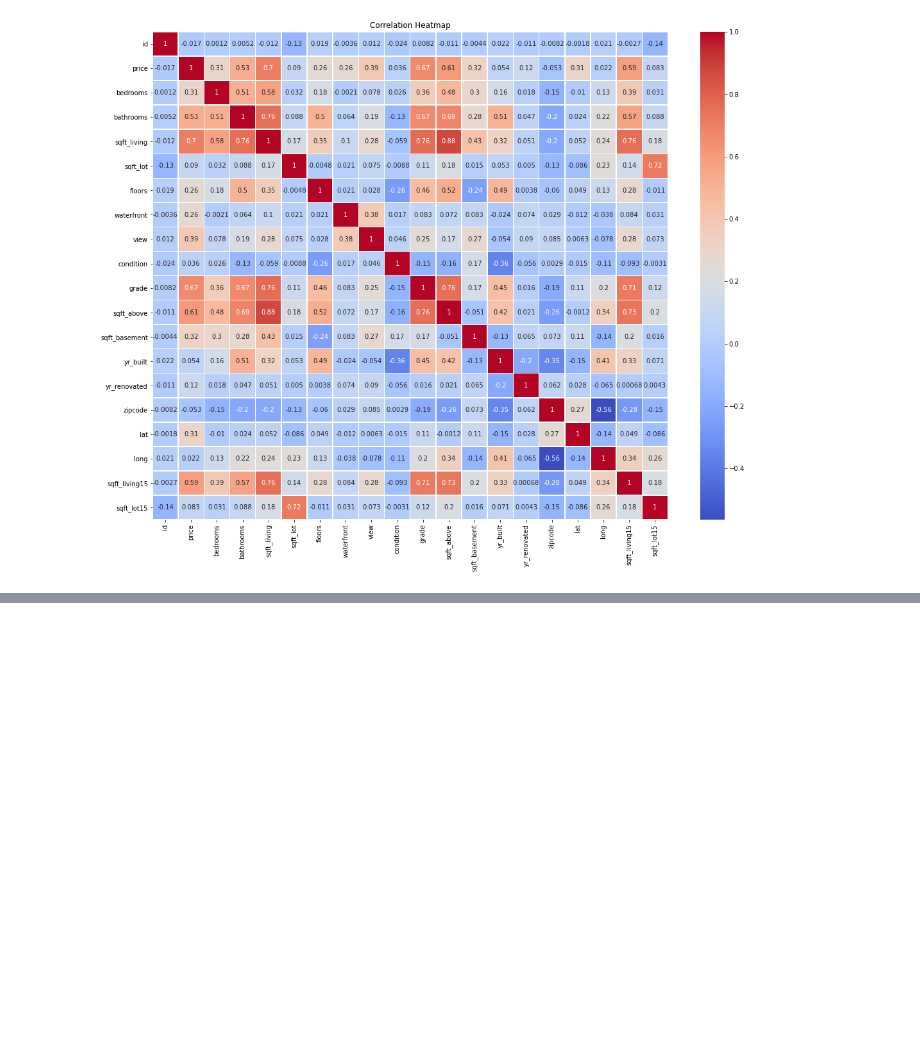
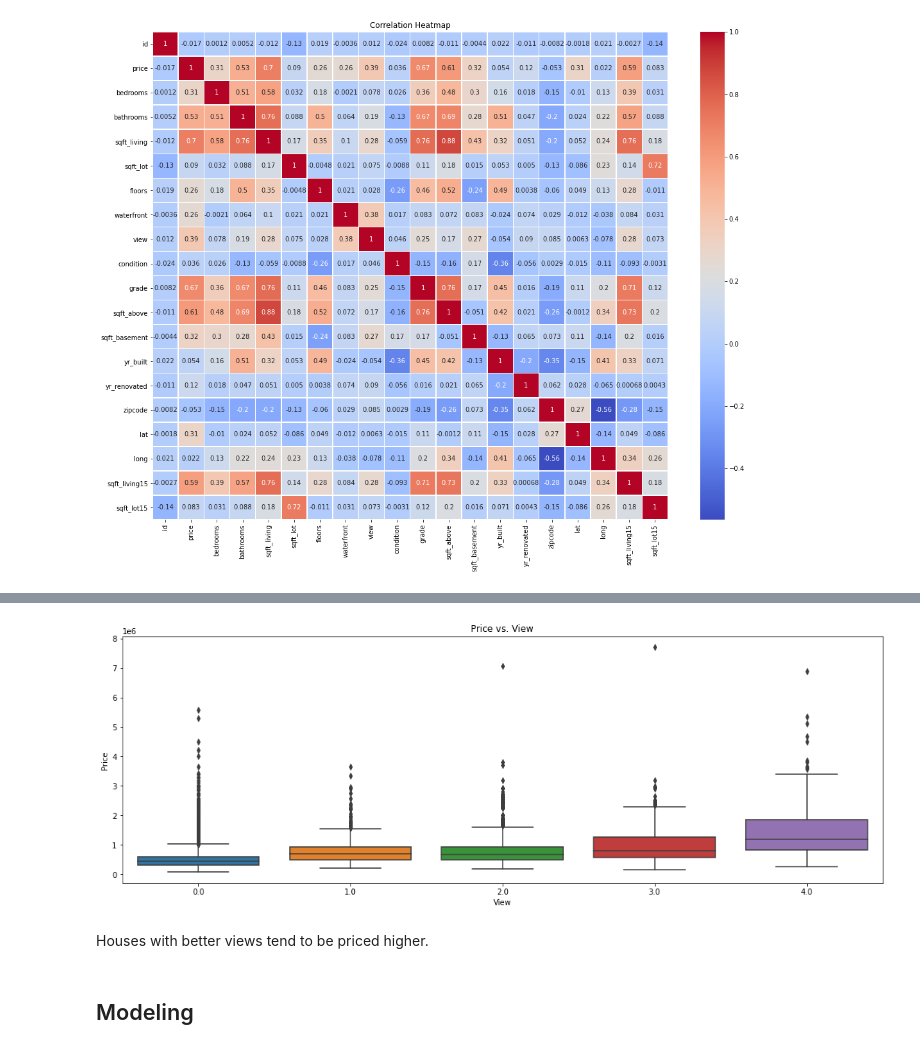
Before and after one commit to wambuiGicheha/Regression_Project, a Jupyter notebook: Data/dave.ipynb, the cells around one changed output, grey strips where cells are left out. Drawn from its saved outputs; the diff is of its cells as text; code cells hidden in the pictures; blank space fills up the shorter version.

```diff
--- a/Data/dave.ipynb
+++ b/Data/dave.ipynb
@@ -258,0 +262,16 @@ plt.show()
+# %%
+# Box plots
+plt.figure(figsize=(18, 6))
+
+sns.boxplot(x='view', y='price', data=data)
+plt.title('Price vs. View')
+plt.xlabel('View')
+plt.ylabel('Price')
+
+plt.show()
+# %% [output]
+[figure, added]
+# %% [markdown]
+Houses with better views tend to be priced higher.
+# %% [markdown]
+## Modeling
```
Also changed, not shown: parts of 8 cells of this notebook.
